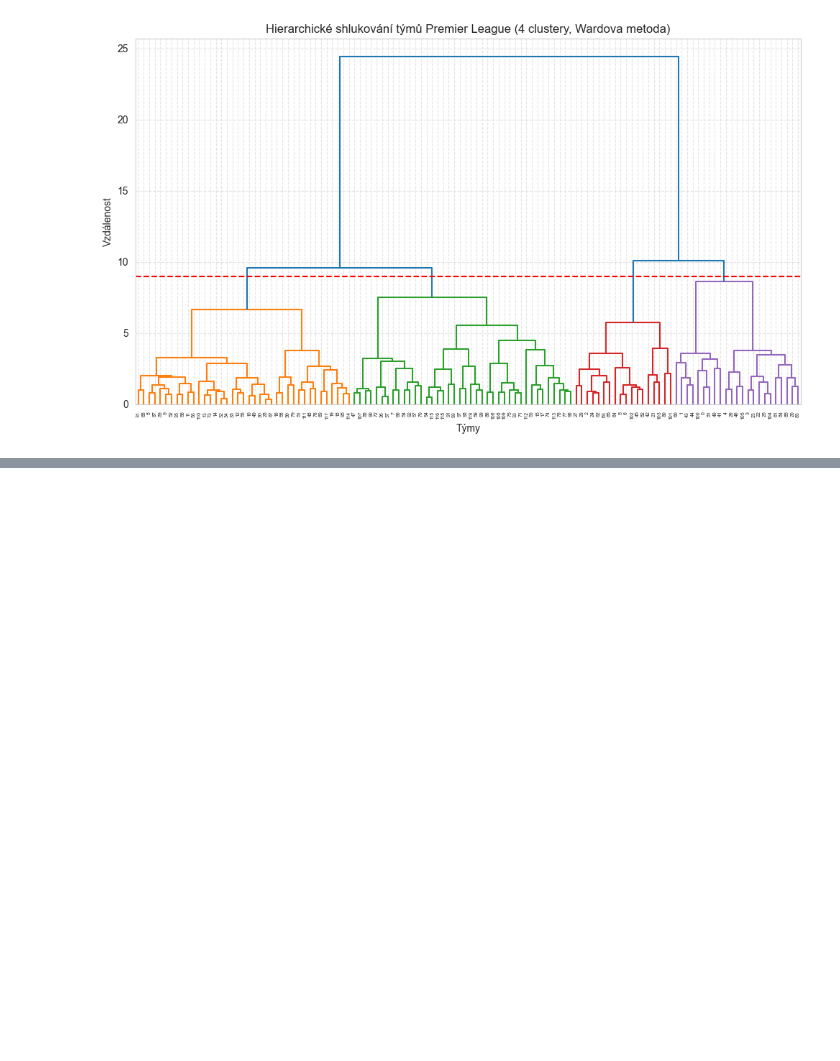
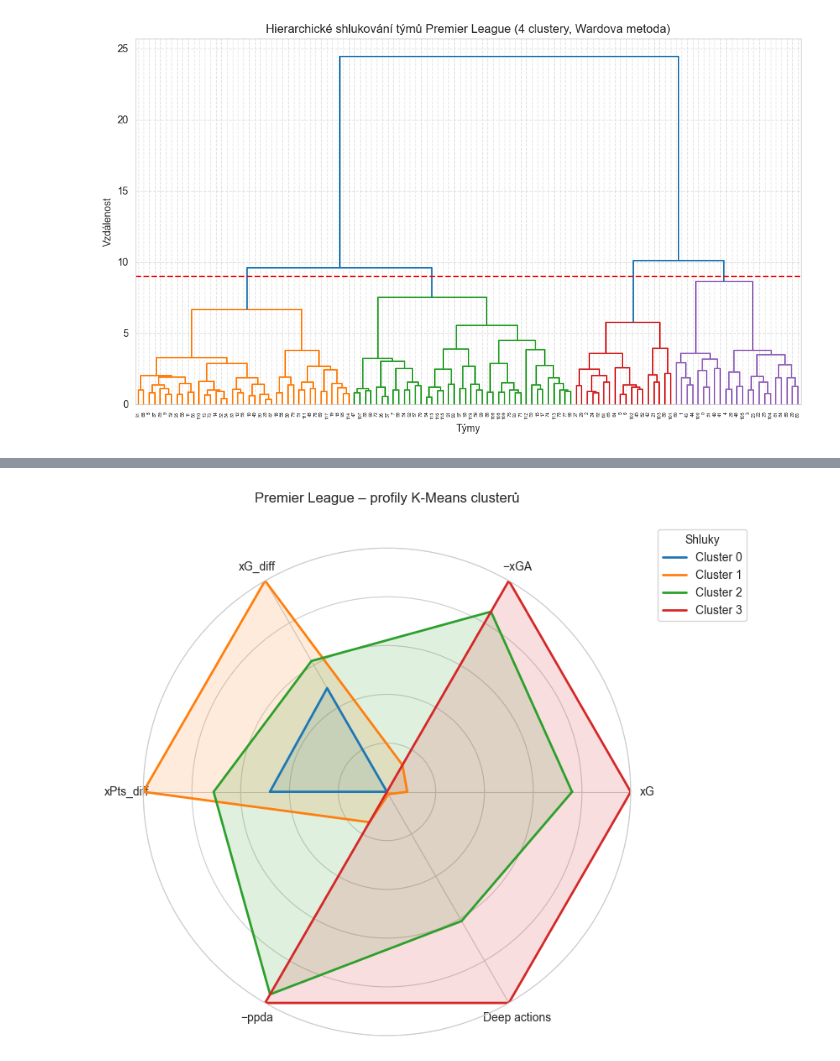
Before and after one commit to xcervenkam/DP, a Jupyter notebook: xG/xG_EDA.ipynb, the cells around one changed output, grey strips where cells are left out. Saved outputs shown, nothing was run; the diff lists cells and outputs as text; code cells hidden in the pictures; blank space fills up the shorter version.

```diff
--- a/xG/xG_EDA.ipynb
+++ b/xG/xG_EDA.ipynb
@@ -829,0 +902,7 @@ plt.show()
+# %%
+# --- použití pro K-MEANS clustery ---
+plot_cluster_radar(summary_kmeans,
+                   metrics=('xG','xGA','xG_diff','xpts_diff','ppda_coef','deep'),
+                   title='Premier League – profily K-Means clusterů')
+# %% [output]
+[figure, added]
```
Also changed, not shown: parts of 2 cells of this notebook.
